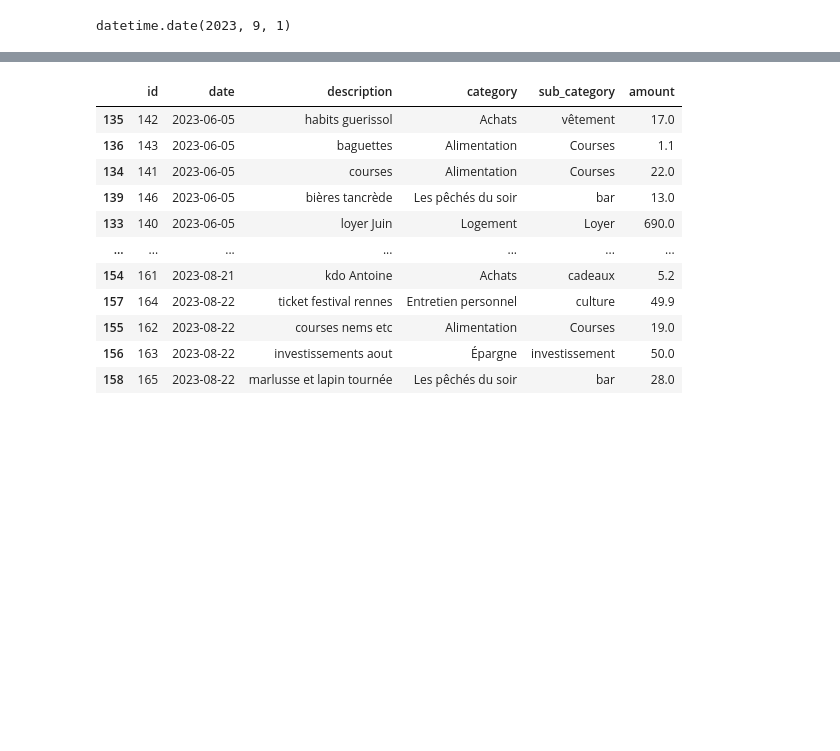
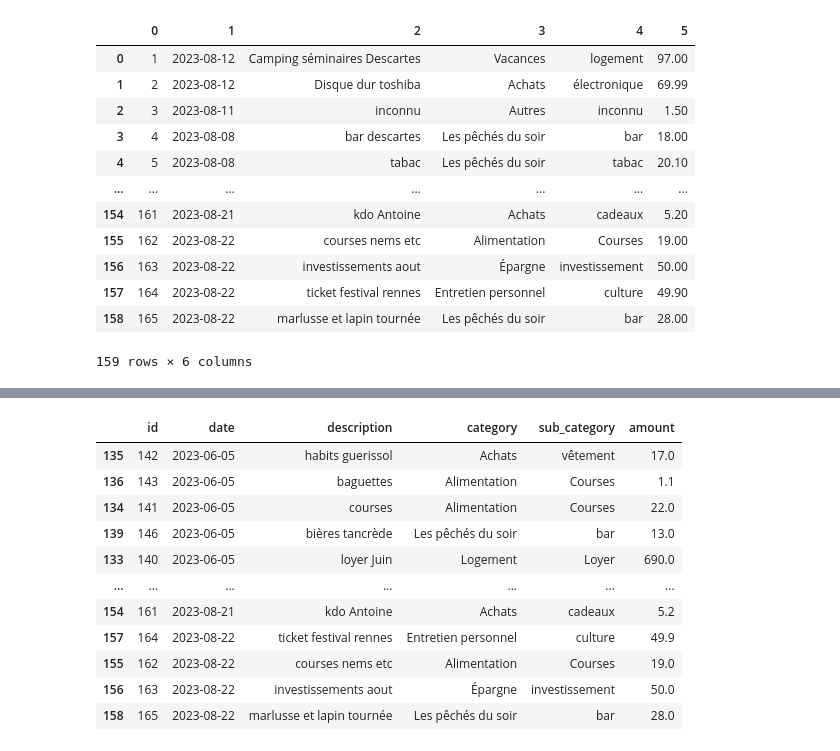
Before and after one commit to MH2D/my-account-app, a Jupyter notebook: tests.ipynb, the cells around one changed output, grey strips where cells are left out. Saved outputs shown, nothing was run; the diff lists cells and outputs as text; code cells hidden in the pictures; blank space fills up the shorter version.

```diff
--- a/tests.ipynb
+++ b/tests.ipynb
@@ -12,9 +13,26 @@ from st_files_connection import FilesConnection
 DATA_PATH = Path('data')
 CONN = sqlite3.connect(DATA_PATH / 'account_management.db')
 CURSOR = CONN.cursor()
+# %%
+CURSOR.execute(f"SELECT * FROM expenses")
+table_data = CURSOR.fetchall()
+
+df1 = pd.DataFrame(table_data)
+# %%
+df1
+# %% [output]
+|  | 0 | 1 | 2 | 3 | 4 | 5 |
+| 0 | 1 | 2023-08-12 | Camping séminaires Descartes | Vacances | logement | 97.00 |
+| 1 | 2 | 2023-08-12 | Disque dur toshiba | Achats | électronique | 69.99 |
+| 2 | 3 | 2023-08-11 | inconnu | Autres | inconnu | 1.50 |
+| 3 | 4 | 2023-08-08 | bar descartes | Les pêchés du soir | bar | 18.00 |
+| 4 | 5 | 2023-08-08 | tabac | Les pêchés du soir | tabac | 20.10 |
+| ... | ... | ... | ... | ... | ... | ... |
+| 154 | 161 | 2023-08-21 | kdo Antoine | Achats | cadeaux | 5.20 |
+| 155 | 162 | 2023-08-22 | courses nems etc | Alimentation | Courses | 19.00 |
+| 156 | 163 | 2023-08-22 | investissements aout | Épargne | investissement | 50.00 |
+| 157 | 164 | 2023-08-22 | ticket festival rennes | Entretien personnel | culture | 49.90 |
+| 158 | 165 | 2023-08-22 | marlusse et lapin tournée | Les pêchés du soir | bar | 28.00 |
+159 rows × 6 columns
 # %%
 pip install git+https://github.com/streamlit/files-connection
-# %%
-date.today()
-# %% [output]
-datetime.date(2023, 9, 1)
```
Also changed, not shown: parts of 5 cells of this notebook, 2 other files.
